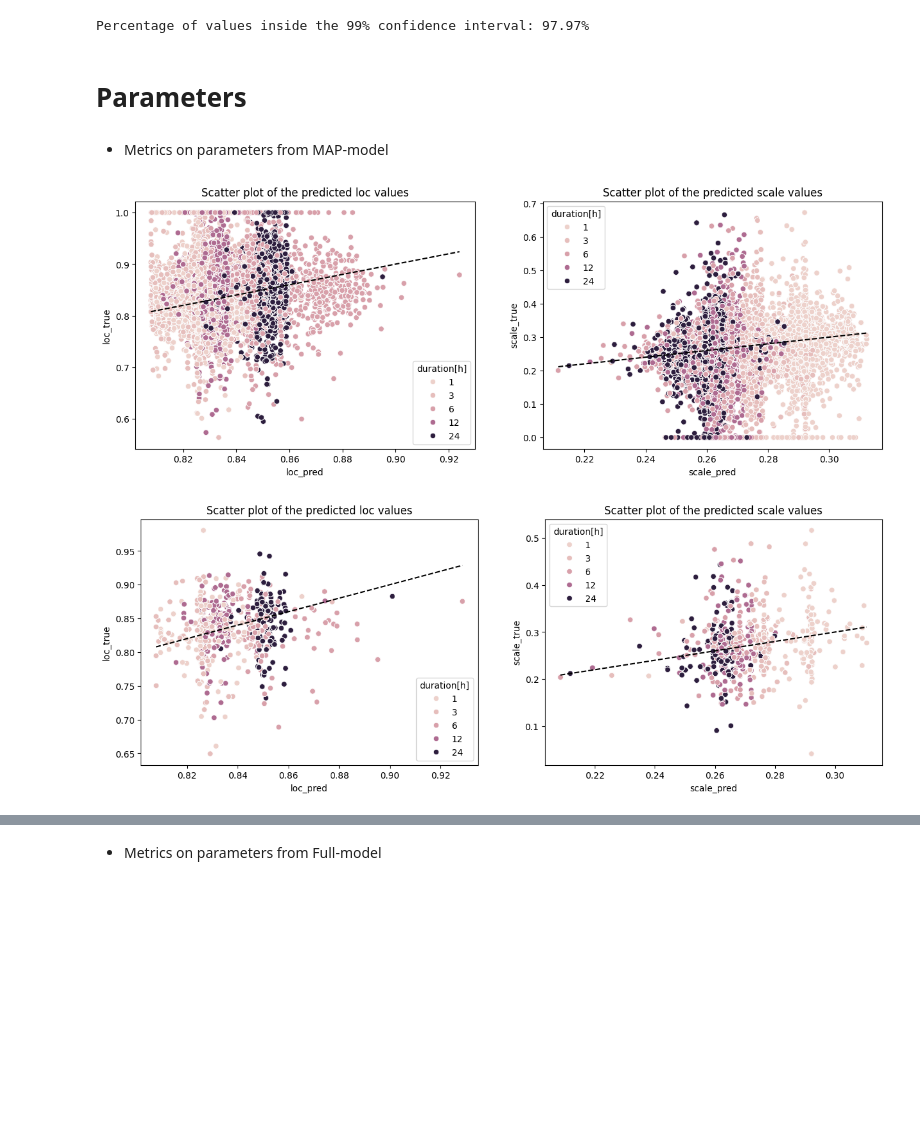
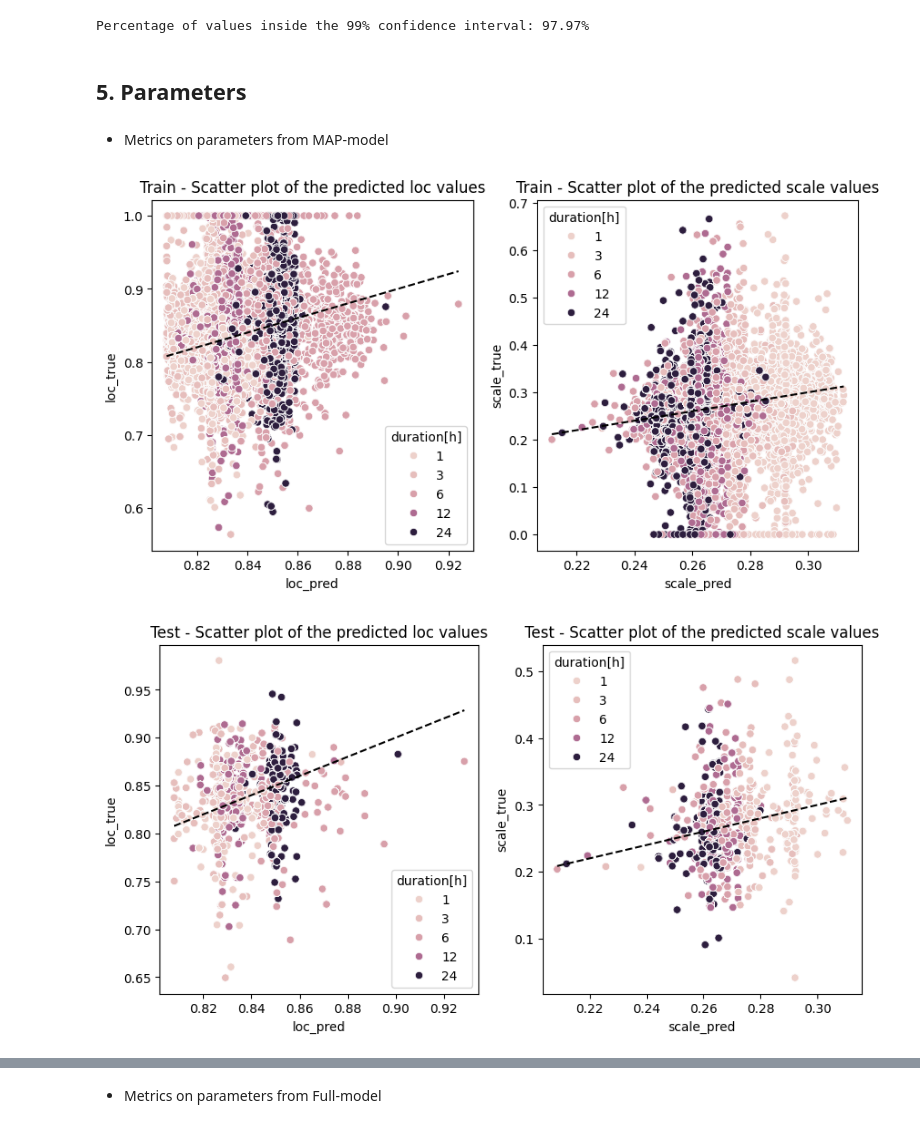
Before and after one commit to oshodiS/Rainfall-BetaEstimation, a Jupyter notebook: Rainfall GUMBELL.ipynb, the cells around one changed output, grey strips where cells are left out. Cells and saved outputs as stored; diff of their text form; code cells hidden in the pictures; blank space fills up the shorter version.

```diff
--- a/Rainfall GUMBELL.ipynb
+++ b/Rainfall GUMBELL.ipynb
@@ -600,16 +543,14 @@ Evaluation of PCA-model based on confidence intervals..
 [figure]
 Percentage of values inside the 99% confidence interval: 97.97%
 # %% [markdown]
-# Parameters
+## 5. Parameters
 # %% [markdown]
 * Metrics on parameters from MAP-model
 # %%
-_ = util.parameters_metrics(dist_train_map, parameters_train, distribution_name = 'gumbel', calculate_metrics = False)
+_ = util.parameters_metrics(dist_train_map, parameters_train, distribution_name = 'gumbel', calculate_metrics = False, title='Train')
+metrics_loc_map, metrics_scale_map = util.parameters_metrics(dist_test_map, parameters_test, indexes = durations_indexes_test, distribution_name='gumbel', remove_outliers = False)
 # %% [output]
-[figure, old version]
+[figure, new version]
+[figure, added]
-# %%
-metrics_loc_map, metrics_scale_map = util.parameters_metrics(dist_test_map, parameters_test, indexes = durations_indexes_test, distribution_name='gumbel', remove_outliers = False)
-# %% [output]
-[figure, removed]
 # %%
 print('===============LOC PARAMETER===============')
```
Also changed, not shown: parts of 44 cells of this notebook, 2 other files.
